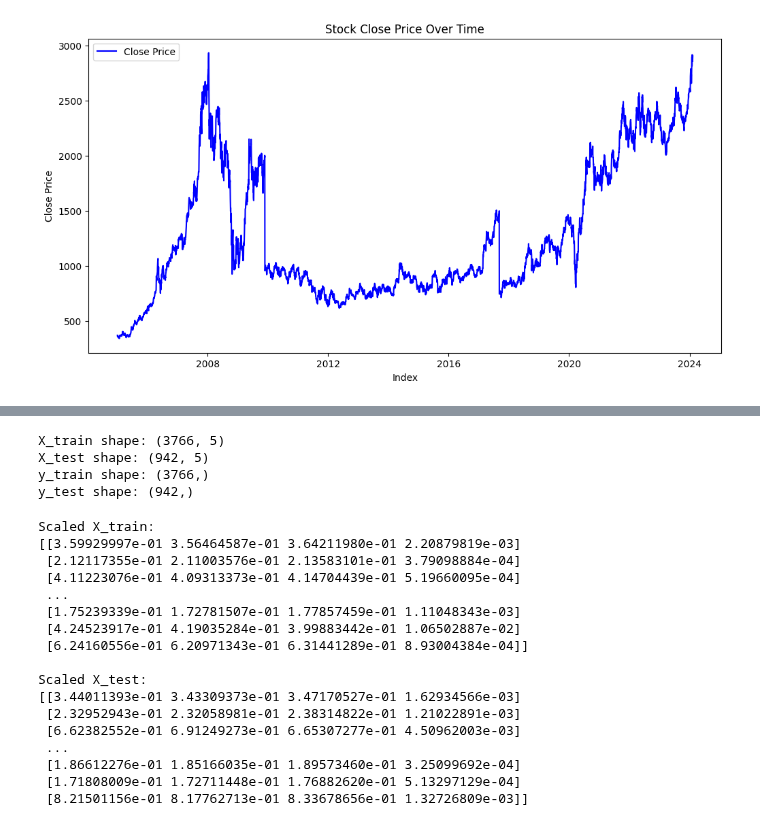
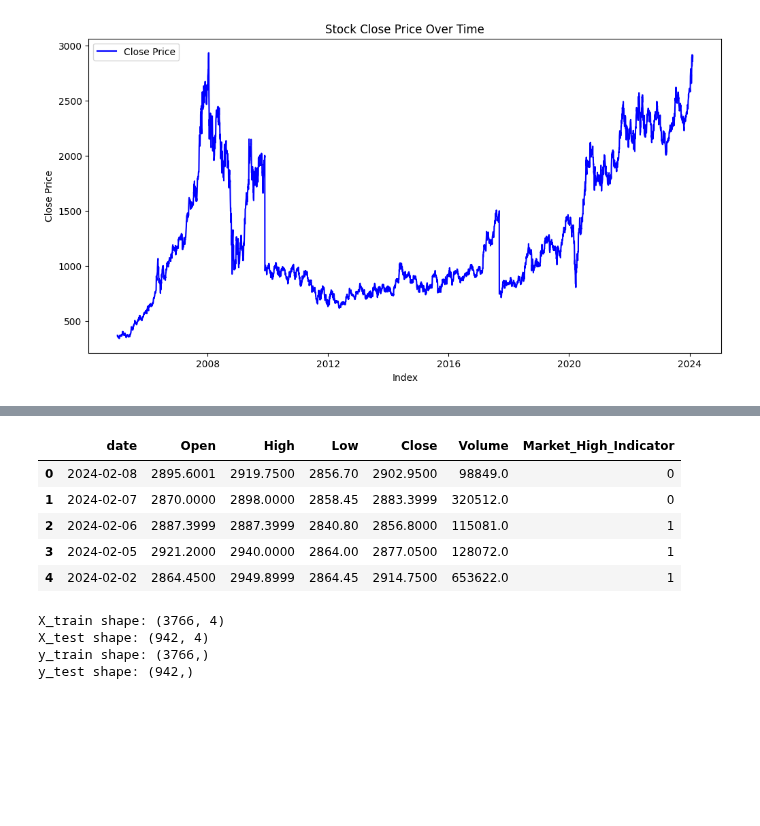
Before and after one commit to vatsbalar22/Stock-prediction-ML-DL-MLOps-Flask, a Jupyter notebook: model.ipynb, the cells around one changed output, grey strips where cells are left out. Saved outputs shown, nothing was run; the diff lists cells and outputs as text; code cells hidden in the pictures; blank space fills up the shorter version.

```diff
--- a/model.ipynb
+++ b/model.ipynb
@@ -88,55 +124,40 @@ plt.show()
+# %%
+df.head()
+# %% [output]
+|  | date | Open | High | Low | Close | Volume | Market_High_Indicator |
+| 0 | 2024-02-08 | 2895.6001 | 2919.7500 | 2856.70 | 2902.9500 | 98849.0 | 0 |
+| 1 | 2024-02-07 | 2870.0000 | 2898.0000 | 2858.45 | 2883.3999 | 320512.0 | 0 |
+| 2 | 2024-02-06 | 2887.3999 | 2887.3999 | 2840.80 | 2856.8000 | 115081.0 | 1 |
+| 3 | 2024-02-05 | 2921.2000 | 2940.0000 | 2864.00 | 2877.0500 | 128072.0 | 1 |
+| 4 | 2024-02-02 | 2864.4500 | 2949.8999 | 2864.45 | 2914.7500 | 653622.0 | 1 |
 # %%
 from sklearn.model_selection import train_test_split
 
-# Split the data into features (X) and target variable (y)
-X = df.drop(columns=['Close'])  # Assuming 'Close' is your target variable
-y = df['Close']
+# Define features (X) and target variable (y)
+X = df.drop(columns=['Market_High_Indicator', 'High', 'date'])
+y = df['Market_High_Indicator']
 
 # Split the data into training and testing sets
 X_train, X_test, y_train, y_test = train_test_split(X, y, test_size=0.2, random_state=42)
 
-# Display the shapes of the resulting datasets
+# Display the shapes of the training and testing sets
 print("X_train shape:", X_train.shape)
 print("X_test shape:", X_test.shape)
 print("y_train shape:", y_train.shape)
 print("y_test shape:", y_test.shape)
 # %% [output]
-X_train shape: (3766, 5)
-X_test shape: (942, 5)
+X_train shape: (3766, 4)
+X_test shape: (942, 4)
 y_train shape: (3766,)
 y_test shape: (942,)
 # %%
 from sklearn.preprocessing import MinMaxScaler
 
-# Initialize the MinMaxScaler
-scaler = MinMaxScaler()
+# Initialize the scaler with feature_range=(0, 1)
+scaler = MinMaxScaler(feature_range=(0, 1))
 
-# Fit the scaler on the training data (excluding datetime column) and transform it
-X_train_scaled = scaler.fit_transform(X_train.drop(columns=['date']))
+# Fit the scaler on the training data and transform it
+X_train_scaled = scaler.fit_transform(X_train)
 
 # Transform the test data using the same scaler
-X_test_scaled = scaler.transform(X_test.drop(columns=['date']))
-
-# Display the scaled data
-print("Scaled X_train:")
-print(X_train_scaled)
-print("\nScaled X_test:")
-print(X_test_scaled)
+X_test_scaled = scaler.transform(X_test)
-# %% [output]
-Scaled X_train:
-[[3.59929997e-01 3.56464587e-01 3.64211980e-01 2.20879819e-03]
- [2.12117355e-01 2.11003576e-01 2.13583101e-01 3.79098884e-04]
- [4.11223076e-01 4.09313373e-01 4.14704439e-01 5.19660095e-04]
- ...
- [1.75239339e-01 1.72781507e-01 1.77857459e-01 1.11048343e-03]
- [4.24523917e-01 4.19035284e-01 3.99883442e-01 1.06502887e-02]
- [6.24160556e-01 6.20971343e-01 6.31441289e-01 8.93004384e-04]]
-
-Scaled X_test:
-[[3.44011393e-01 3.43309373e-01 3.47170527e-01 1.62934566e-03]
- [2.32952943e-01 2.32058981e-01 2.38314822e-01 1.21022891e-03]
- [6.62382552e-01 6.91249273e-01 6.65307277e-01 4.50962003e-03]
- ...
- [1.86612276e-01 1.85166035e-01 1.89573460e-01 3.25099692e-04]
- [1.71808009e-01 1.72711448e-01 1.76882620e-01 5.13297129e-04]
- [8.21501156e-01 8.17762713e-01 8.33678656e-01 1.32726809e-03]]
```
Also changed, not shown: parts of 11 cells of this notebook.
